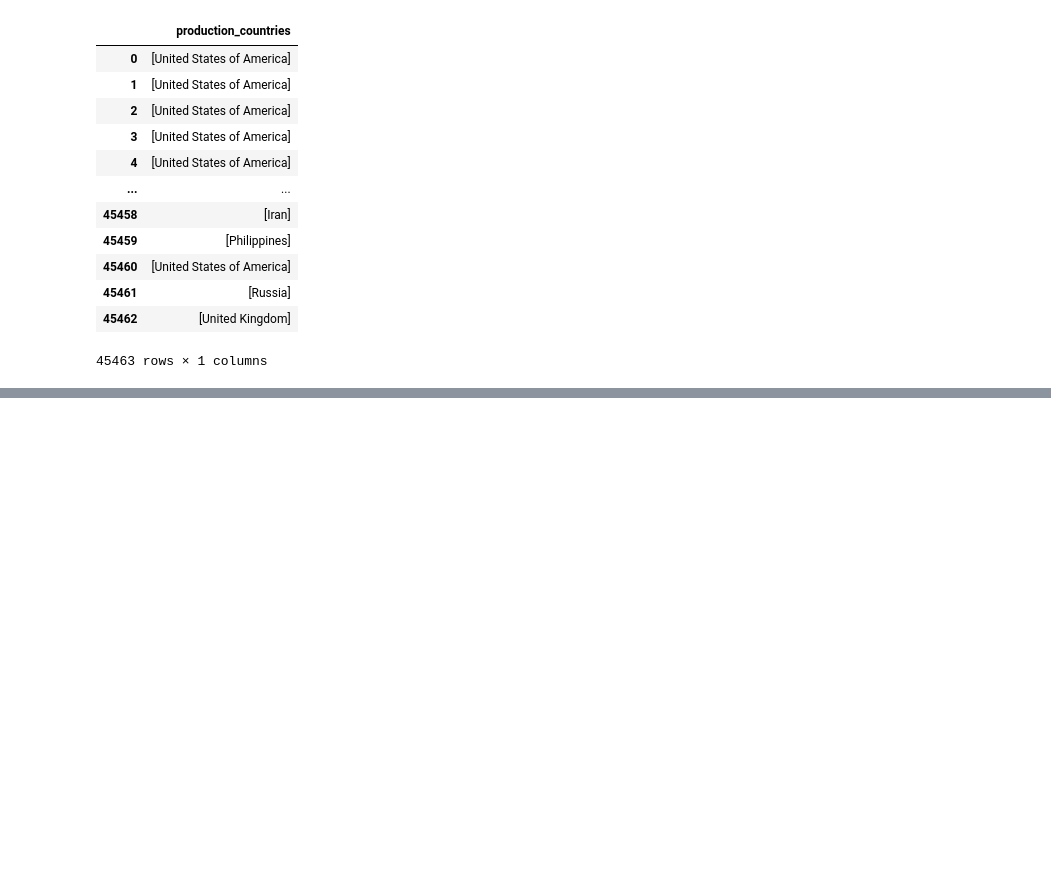
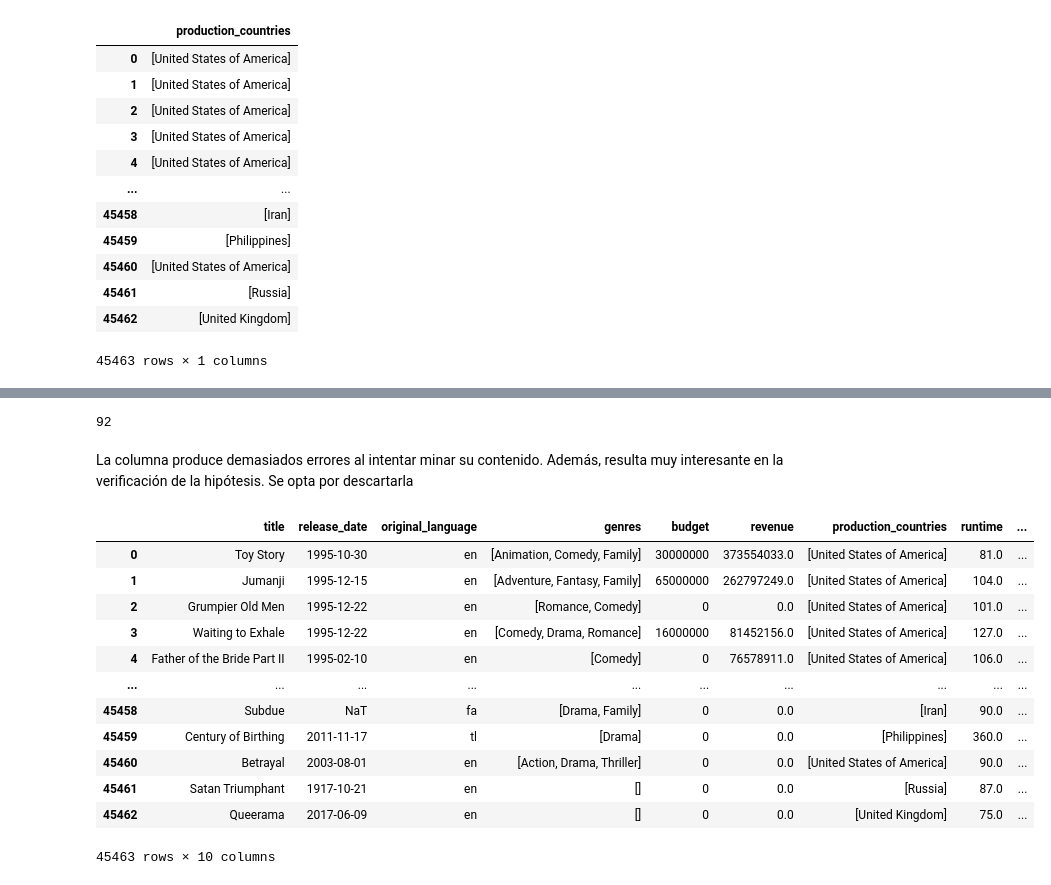
Before and after one commit to JaunIgciona/DataBootcamp_Nov2020, a Jupyter notebook: 4. Proyectos/EDA project/notebooks/data_cleaning.ipynb, the cells around one changed output, grey strips where cells are left out. Cells and saved outputs as stored; diff of their text form; code cells hidden in the pictures; blank space fills up the shorter version.

```diff
--- a/4. Proyectos/EDA project/notebooks/data_cleaning.ipynb
+++ b/4. Proyectos/EDA project/notebooks/data_cleaning.ipynb
@@ -275,8 +275,6 @@ x[l]
 35584                                                   []
 39705    [{"iso_3166_1": "CA", "name": "Canada"}, {"iso...
 Name: production_countries, dtype: object
-# %%
-movies_df.production_countries = x
 # %%
 serie = movies_df.production_countries
 serie = serie.apply(json.loads)
@@ -348,7 +375,10 @@ def series_dict_to_series_list(serie, use_key, inplace=False):
 
     print(f'Número de elemenos únicos ---> {len(uniq_vals)}\n', 'Todos los elementos únicos de la columna:\n',         uniq_vals)
     serie_df = pd.DataFrame.from_dict(serie_dictio, orient='index', columns=[serie.name])
-    if inplace == True:
+    return serie_df
+
+    #Quizás funcione con calses
+    '''if inplace == True:
         serie = serie_df
     else:
-        return genre_df
+        return serie_df'''
@@ -355,3 +387,5 @@ def series_dict_to_series_list(serie, use_key, inplace=False):
 # %%
-series_dict_to_series_list(serie=movies_df.production_countries, use_key='name')
+transit_df = series_dict_to_series_list(serie=movies_df.production_countries, use_key='name')
+movies_df.production_countries = transit_df
+movies_df
 # %% [output]
@@ -382,0 +450,24 @@ genre_df_expanded = pd.DataFrame(dict([ (k,pd.Series(v)) for k,v in genres_df_di
+# %%
+len(error_list)
+# %% [output]
+92
+# %% [markdown]
+La columna produce demasiados errores al intentar minar su contenido. Además, resulta muy interesante en la verificación de la hipótesis. Se opta por descartarla
+# %%
+movies_df.drop('production_companies', axis=1, inplace=True)
+# %%
+movies_df
+# %% [output]
+|  | title | release_date | original_language | genres | budget | revenue | production_countries | runtime | ... |
+| 0 | Toy Story | 1995-10-30 | en | [Animation, Comedy, Family] | 30000000 | 373554033.0 | [United States of America] | 81.0 | ... |
+| 1 | Jumanji | 1995-12-15 | en | [Adventure, Fantasy, Family] | 65000000 | 262797249.0 | [United States of America] | 104.0 | ... |
+| 2 | Grumpier Old Men | 1995-12-22 | en | [Romance, Comedy] | 0 | 0.0 | [United States of America] | 101.0 | ... |
+| 3 | Waiting to Exhale | 1995-12-22 | en | [Comedy, Drama, Romance] | 16000000 | 81452156.0 | [United States of America] | 127.0 | ... |
+| 4 | Father of the Bride Part II | 1995-02-10 | en | [Comedy] | 0 | 76578911.0 | [United States of America] | 106.0 | ... |
+| ... | ... | ... | ... | ... | ... | ... | ... | ... | ... |
+| 45458 | Subdue | NaT | fa | [Drama, Family] | 0 | 0.0 | [Iran] | 90.0 | ... |
+| 45459 | Century of Birthing | 2011-11-17 | tl | [Drama] | 0 | 0.0 | [Philippines] | 360.0 | ... |
+| 45460 | Betrayal | 2003-08-01 | en | [Action, Drama, Thriller] | 0 | 0.0 | [United States of America] | 90.0 | ... |
+| 45461 | Satan Triumphant | 1917-10-21 | en | [] | 0 | 0.0 | [Russia] | 87.0 | ... |
+| 45462 | Queerama | 2017-06-09 | en | [] | 0 | 0.0 | [United Kingdom] | 75.0 | ... |
+45463 rows × 10 columns
```
Also changed, not shown: parts of 25 cells of this notebook, 4 other files.
